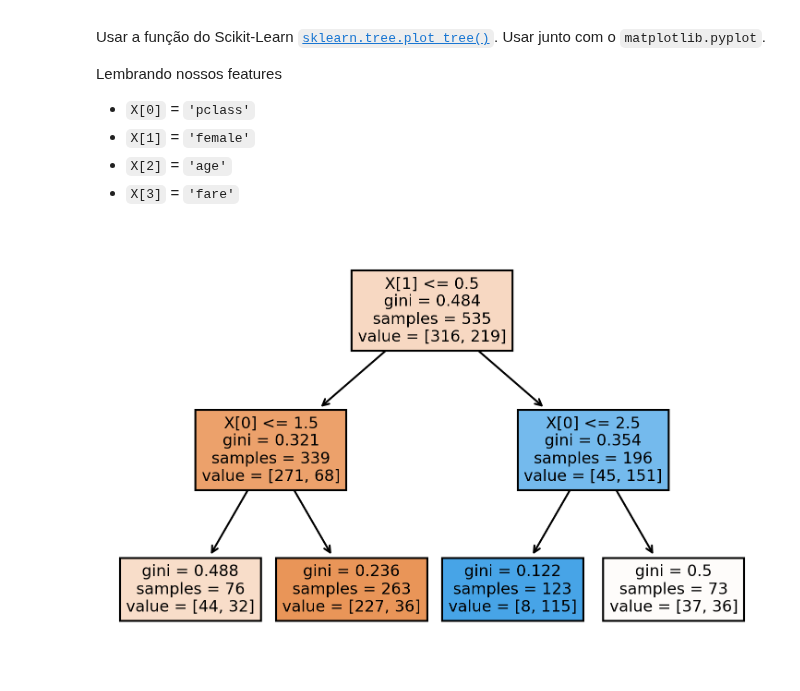
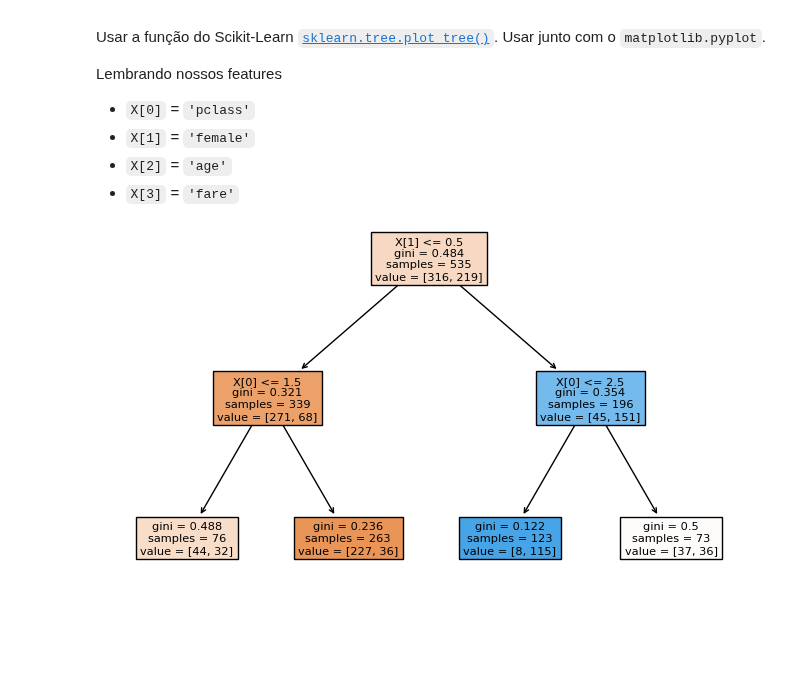
Before and after one commit to storopoli/ciencia-de-dados, a Jupyter notebook: notebooks/Aula_14_Arvores_de_Decisao.ipynb, the cells around one changed output. Cells and saved outputs as stored; diff of their text form; code cells hidden in the pictures; blank space fills up the shorter version.

```diff
--- a/notebooks/Aula_14_Arvores_de_Decisao.ipynb
+++ b/notebooks/Aula_14_Arvores_de_Decisao.ipynb
@@ -187,15 +187,17 @@ Lembrando nossos features
 * `X[3]` = `'fare'`
 # %%
 import matplotlib as mpl
-mpl.rcParams['figure.dpi'] = 300
+mpl.rcParams['figure.dpi'] = 100
+
 import matplotlib.pyplot as plt
+
 from sklearn.tree import plot_tree
 
 plt.figure()
 plot_tree(clf, filled=True)
 plt.show()
 # %% [output]
-[figure, old version]
+[figure, new version]
 # %% [markdown]
 ## Atividade - Árvores de Decisão com o dataset [Iris](https://scikit-learn.org/stable/datasets/index.html#iris-dataset)
 
```
Also changed, not shown: parts of 7 cells of this notebook, 3 other files.
